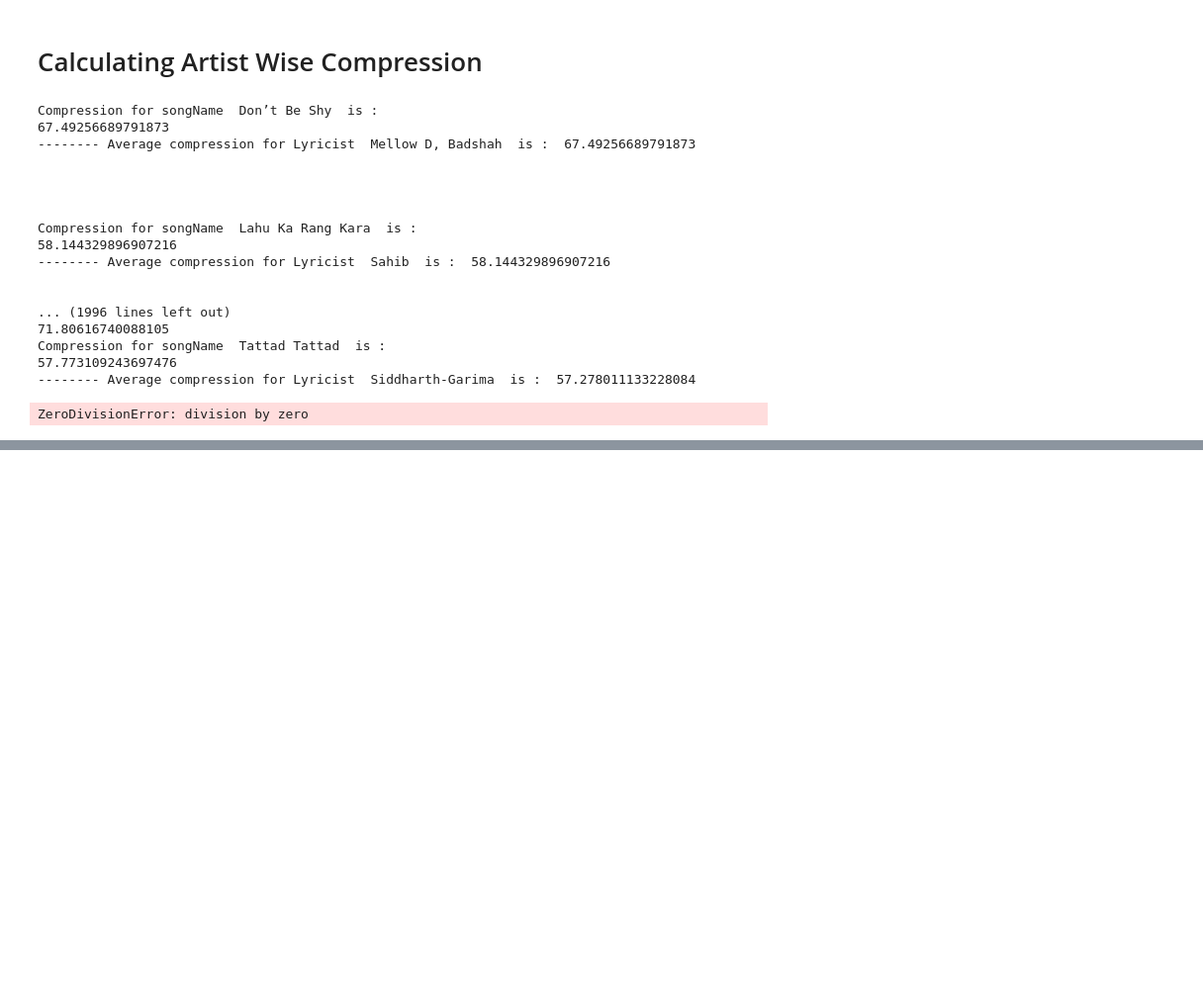
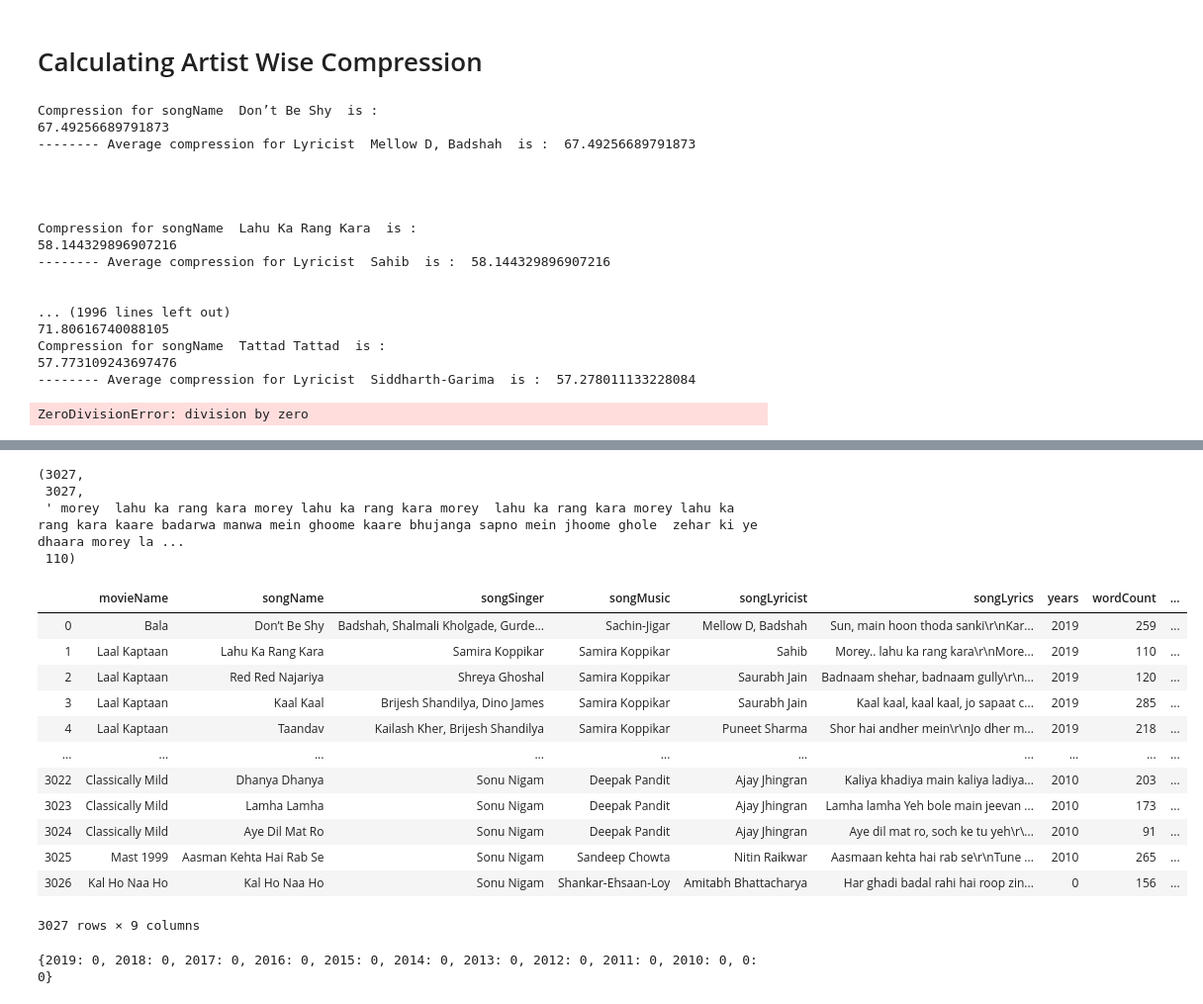
Before and after one commit to ashishgupta1350/repetitionInSongs, a Jupyter notebook: Preprocessing and Main Code.ipynb, the cells around one changed output, grey strips where cells are left out. Shown at 99% size. Drawn from its saved outputs; the diff is of its cells as text; code cells hidden in the pictures; blank space fills up the shorter version.

```diff
--- a/Preprocessing and Main Code.ipynb
+++ b/Preprocessing and Main Code.ipynb
@@ -276,7 +281,7 @@ def songPreprocessing(song):
             continue
         if word == 'x4':
             continue
-        processedSong+=word
+        processedSong+=' '+word
     return processedSong
 
 compressions = []
@@ -560,0 +513,34 @@ pd.read_csv("YearsAndCompressions")
+# %%
+data = pd.read_csv("moviesWithYears.csv")
+
+def songPreprocessing(song):
+    listOfWords = re.split(r'[;,\s...\n()\'!?.]\s*',song)
+    processedSong = ''
+    for word in listOfWords:
+        word = word.lower()
+        if word == 'x2':
+            continue
+        if word == 'x4':
+            continue
+        processedSong+=' '+ word
+    return processedSong
+
+lyrics = list(data.songLyrics)
+# once we have the songs, lets preprocess the song
+preprocessedSongs = []
+wordCountVector = []
+for song in lyrics:
+    processedSong = songPreprocessing(song)
+    wordCount = 0
+    for word in processedSong.split(" "):
+        if(word!='' and word!= ' '):
+            wordCount+=1
+    wordCountVector.append(wordCount)
+    preprocessedSongs.append(processedSong)
+
+len(wordCountVector), len(preprocessedSongs), preprocessedSongs[1], wordCountVector[1]
+# %% [output]
+(3027,
+ 3027,
+ ' morey  lahu ka rang kara morey lahu ka rang kara morey  lahu ka rang kara morey lahu ka rang kara kaare badarwa manwa mein ghoome kaare bhujanga sapno mein jhoome ghole  zehar ki ye dhaara morey la ...
+ 110)
@@ -560,0 +552,26 @@ pd.read_csv("YearsAndCompressions")
+# %%
+data
+# %% [output]
+|  | movieName | songName | songSinger | songMusic | songLyricist | songLyrics | years | wordCount | ... |
+| 0 | Bala | Don’t Be Shy | Badshah, Shalmali Kholgade, Gurde... | Sachin-Jigar | Mellow D, Badshah | Sun, main hoon thoda sanki\r\nKar... | 2019 | 259 | ... |
+| 1 | Laal Kaptaan | Lahu Ka Rang Kara | Samira Koppikar | Samira Koppikar | Sahib | Morey.. lahu ka rang kara\r\nMore... | 2019 | 110 | ... |
+| 2 | Laal Kaptaan | Red Red Najariya | Shreya Ghoshal | Samira Koppikar | Saurabh Jain | Badnaam shehar, badnaam gully\r\n... | 2019 | 120 | ... |
+| 3 | Laal Kaptaan | Kaal Kaal | Brijesh Shandilya, Dino James | Samira Koppikar | Saurabh Jain | Kaal kaal, kaal kaal, jo sapaat c... | 2019 | 285 | ... |
+| 4 | Laal Kaptaan | Taandav | Kailash Kher, Brijesh Shandilya | Samira Koppikar | Puneet Sharma | Shor hai andher mein\r\nJo dher m... | 2019 | 218 | ... |
+| ... | ... | ... | ... | ... | ... | ... | ... | ... | ... |
+| 3022 | Classically Mild | Dhanya Dhanya | Sonu Nigam | Deepak Pandit | Ajay Jhingran | Kaliya khadiya main kaliya ladiya... | 2010 | 203 | ... |
+| 3023 | Classically Mild | Lamha Lamha | Sonu Nigam | Deepak Pandit | Ajay Jhingran | Lamha lamha Yeh bole main jeevan ... | 2010 | 173 | ... |
+| 3024 | Classically Mild | Aye Dil Mat Ro | Sonu Nigam | Deepak Pandit | Ajay Jhingran | Aye dil mat ro, soch ke tu yeh\r\... | 2010 | 91 | ... |
+| 3025 | Mast 1999 | Aasman Kehta Hai Rab Se | Sonu Nigam | Sandeep Chowta | Nitin Raikwar | Aasmaan kehta hai rab se\r\nTune ... | 2010 | 265 | ... |
+| 3026 | Kal Ho Naa Ho | Kal Ho Naa Ho | Sonu Nigam | Shankar-Ehsaan-Loy | Amitabh Bhattacharya | Har ghadi badal rahi hai roop zin... | 0 | 156 | ... |
+3027 rows × 9 columns
+# %%
+years = {}
+
+allYears = list(data.years)
+for year in allYears:
+    years[year] = 0
+
+print(years)
+# %% [output]
+{2019: 0, 2018: 0, 2017: 0, 2016: 0, 2015: 0, 2014: 0, 2013: 0, 2012: 0, 2011: 0, 2010: 0, 0: 0}
```
Also changed, not shown: parts of 24 cells of this notebook, 2 other files.
